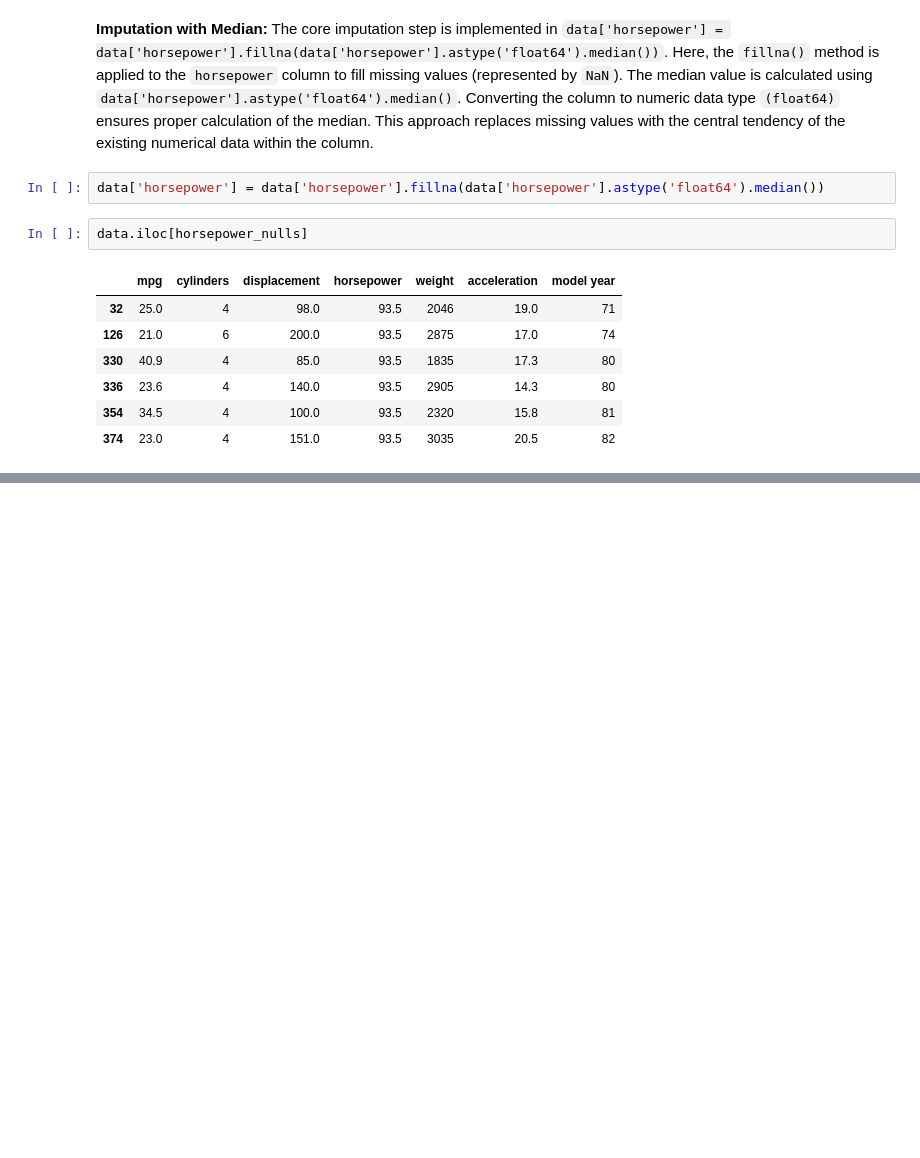
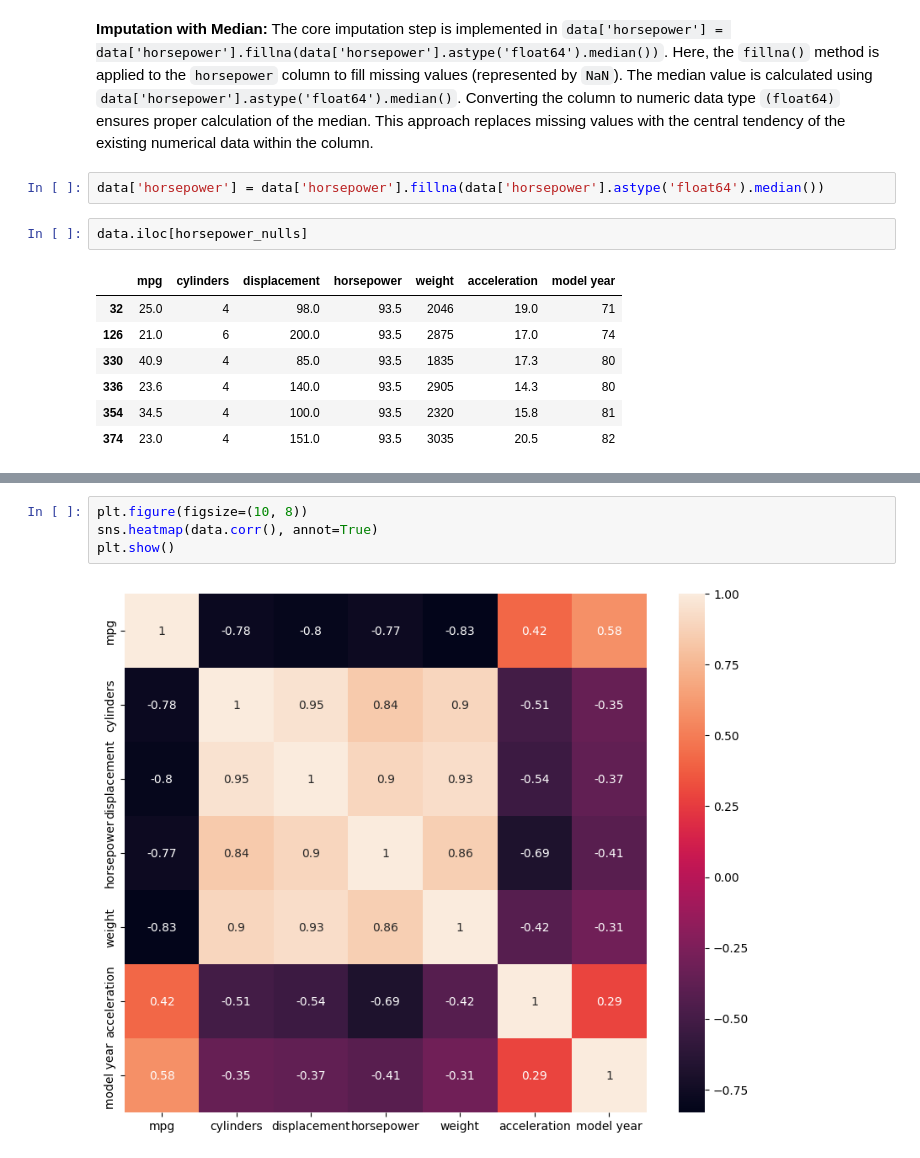
Before and after one commit to farzadasgari/machinepy, a Jupyter notebook: linear-regression.ipynb, the cells around one changed output, grey strips where cells are left out. Cells and saved outputs as stored; diff of their text form; blank space fills up the shorter version.

```diff
--- a/linear-regression.ipynb
+++ b/linear-regression.ipynb
@@ -127,0 +171,6 @@ data.iloc[horsepower_nulls]
+# %%
+plt.figure(figsize=(10, 8))
+sns.heatmap(data.corr(), annot=True)
+plt.show()
+# %% [output]
+[figure, added]
```
Also changed, not shown: parts of 14 cells of this notebook.
